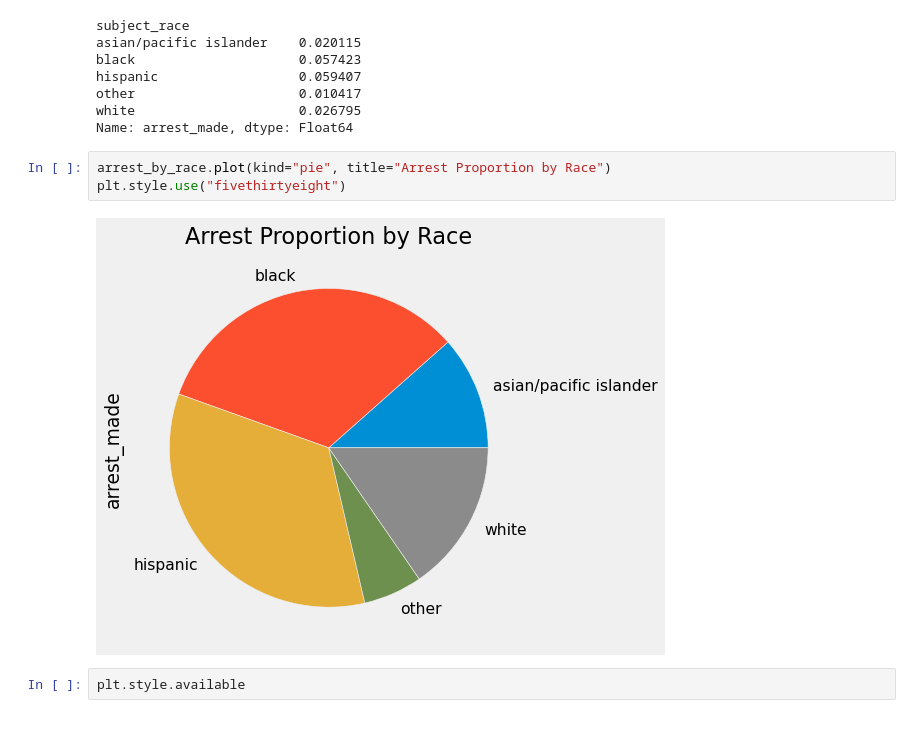
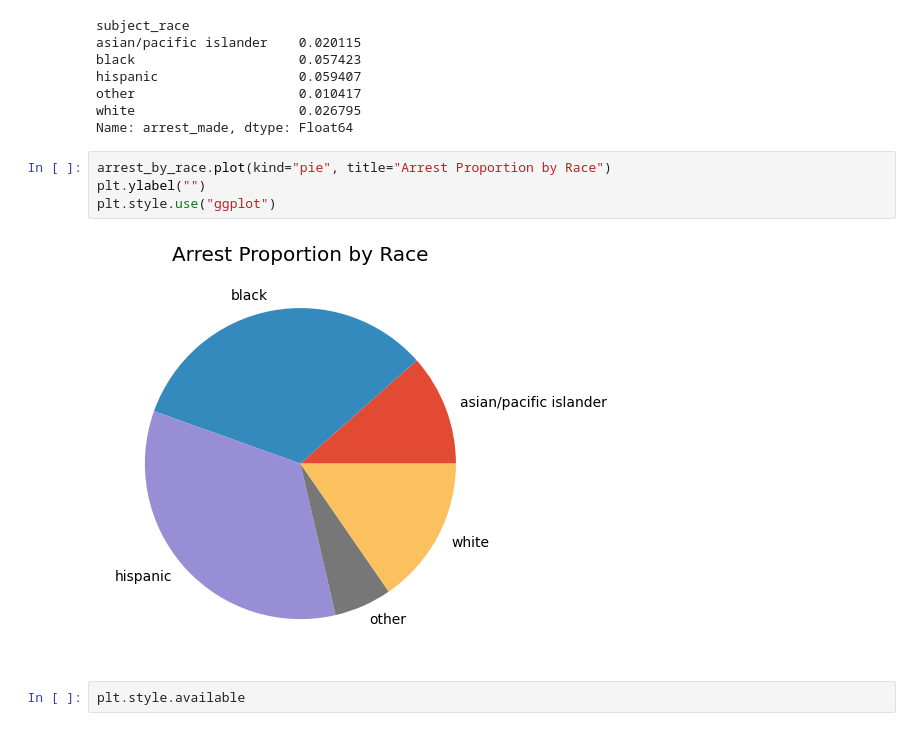
Before and after one commit to nevracorapsiz/Analyzing-Rhode-Island-Traffic-Stops, a Jupyter notebook: RI_TRAFFIC_STOPS.ipynb, the cells around one changed output. Drawn from its saved outputs; the diff is of its cells as text.

```diff
--- a/RI_TRAFFIC_STOPS.ipynb
+++ b/RI_TRAFFIC_STOPS.ipynb
@@ -205,9 +209,10 @@ white                     0.026795
 Name: arrest_made, dtype: Float64
 # %%
 arrest_by_race.plot(kind="pie", title="Arrest Proportion by Race")
-plt.style.use("fivethirtyeight")
+plt.ylabel("")
+plt.style.use("ggplot")
 # %% [output]
-[figure, old version]
+[figure, new version]
 # %%
 plt.style.available
 # %% [output]
```
Also changed, not shown: parts of 19 cells of this notebook.
